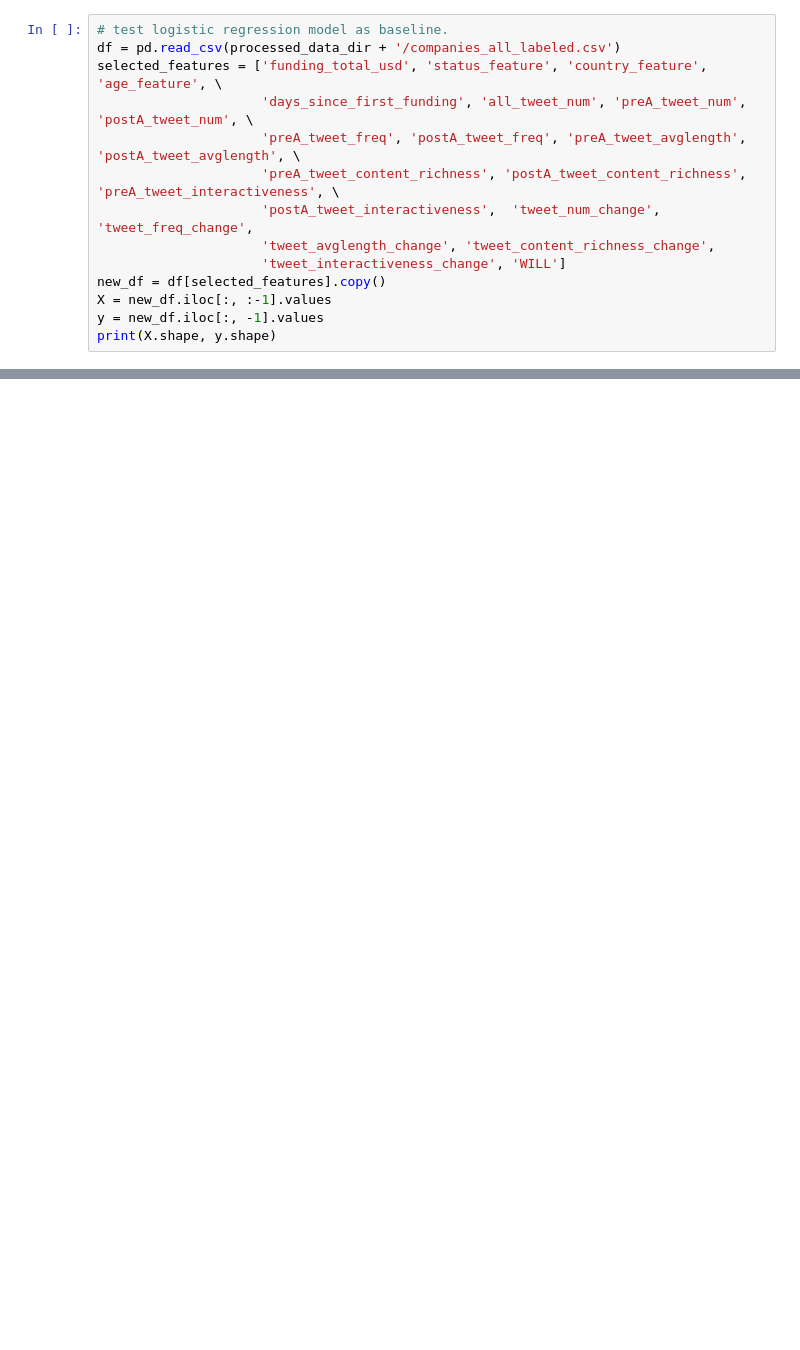
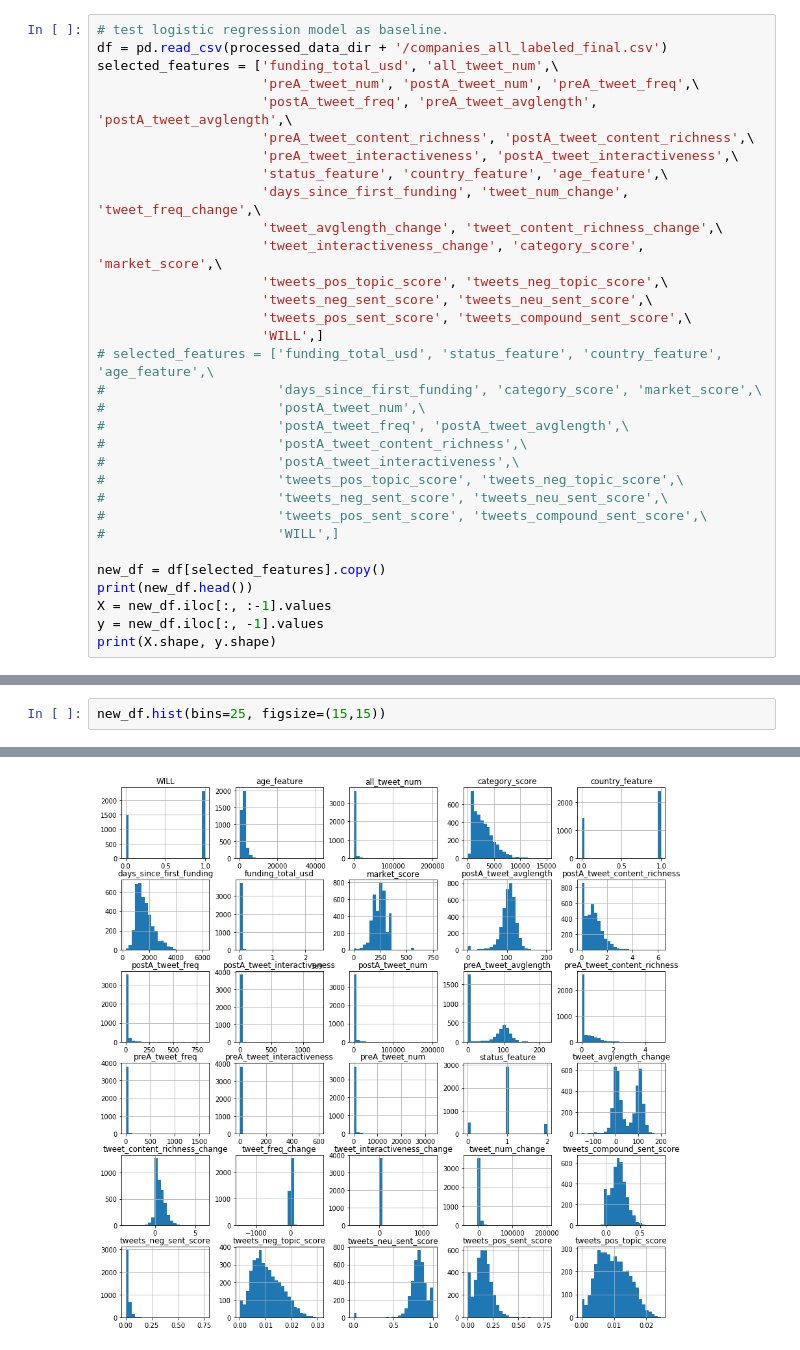
Before and after one commit to haocai1992/Venturescope, a Jupyter notebook: notebooks/week3_modeling.ipynb, the cells around one changed output, grey strips where cells are left out. Drawn from its saved outputs; the diff is of its cells as text; blank space fills up the shorter version.

```diff
--- a/notebooks/week3_modeling.ipynb
+++ b/notebooks/week3_modeling.ipynb
@@ -27,14 +10,32 @@ Index(['permalink', 'name', 'homepage_url', 'category_list', 'market',
 # %%
 # test logistic regression model as baseline.
-df = pd.read_csv(processed_data_dir + '/companies_all_labeled.csv')
-selected_features = ['funding_total_usd', 'status_feature', 'country_feature', 'age_feature', \
-                     'days_since_first_funding', 'all_tweet_num', 'preA_tweet_num', 'postA_tweet_num', \
-                     'preA_tweet_freq', 'postA_tweet_freq', 'preA_tweet_avglength', 'postA_tweet_avglength', \
-                     'preA_tweet_content_richness', 'postA_tweet_content_richness', 'preA_tweet_interactiveness', \
-                     'postA_tweet_interactiveness',  'tweet_num_change', 'tweet_freq_change',
-                     'tweet_avglength_change', 'tweet_content_richness_change',
-                     'tweet_interactiveness_change', 'WILL']
+df = pd.read_csv(processed_data_dir + '/companies_all_labeled_final.csv')
+selected_features = ['funding_total_usd', 'all_tweet_num',\
+                     'preA_tweet_num', 'postA_tweet_num', 'preA_tweet_freq',\
+                     'postA_tweet_freq', 'preA_tweet_avglength', 'postA_tweet_avglength',\
+                     'preA_tweet_content_richness', 'postA_tweet_content_richness',\
+                     'preA_tweet_interactiveness', 'postA_tweet_interactiveness',\
+                     'status_feature', 'country_feature', 'age_feature',\
+                     'days_since_first_funding', 'tweet_num_change', 'tweet_freq_change',\
+                     'tweet_avglength_change', 'tweet_content_richness_change',\
+                     'tweet_interactiveness_change', 'category_score', 'market_score',\
+                     'tweets_pos_topic_score', 'tweets_neg_topic_score',\
+                     'tweets_neg_sent_score', 'tweets_neu_sent_score',\
+                     'tweets_pos_sent_score', 'tweets_compound_sent_score',\
+                     'WILL',]
+# selected_features = ['funding_total_usd', 'status_feature', 'country_feature', 'age_feature',\
+#                      'days_since_first_funding', 'category_score', 'market_score',\
+#                      'postA_tweet_num',\
+#                      'postA_tweet_freq', 'postA_tweet_avglength',\
+#                      'postA_tweet_content_richness',\
+#                      'postA_tweet_interactiveness',\
+#                      'tweets_pos_topic_score', 'tweets_neg_topic_score',\
+#                      'tweets_neg_sent_score', 'tweets_neu_sent_score',\
+#                      'tweets_pos_sent_score', 'tweets_compound_sent_score',\
+#                      'WILL',]
+
 new_df = df[selected_features].copy()
+print(new_df.head())
 X = new_df.iloc[:, :-1].values
 y = new_df.iloc[:, -1].values
 print(X.shape, y.shape)
@@ -42,0 +60,3 @@ print(X.shape, y.shape)
+# %%
+new_df.hist(bins=25, figsize=(15,15))
+# %% [output]
@@ -43,3 +80,4 @@ print(X.shape, y.shape)
+[figure, added]
 # %%
 from sklearn.linear_model import LogisticRegressionCV
 import numpy as np
```
Also changed, not shown: parts of 16 cells of this notebook, 10 other files.
